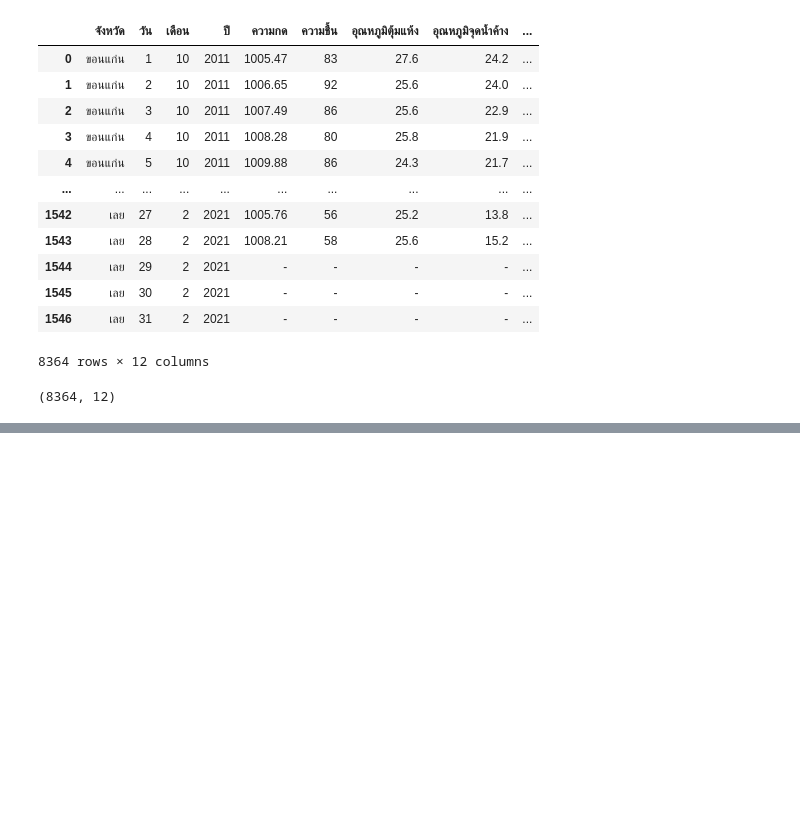
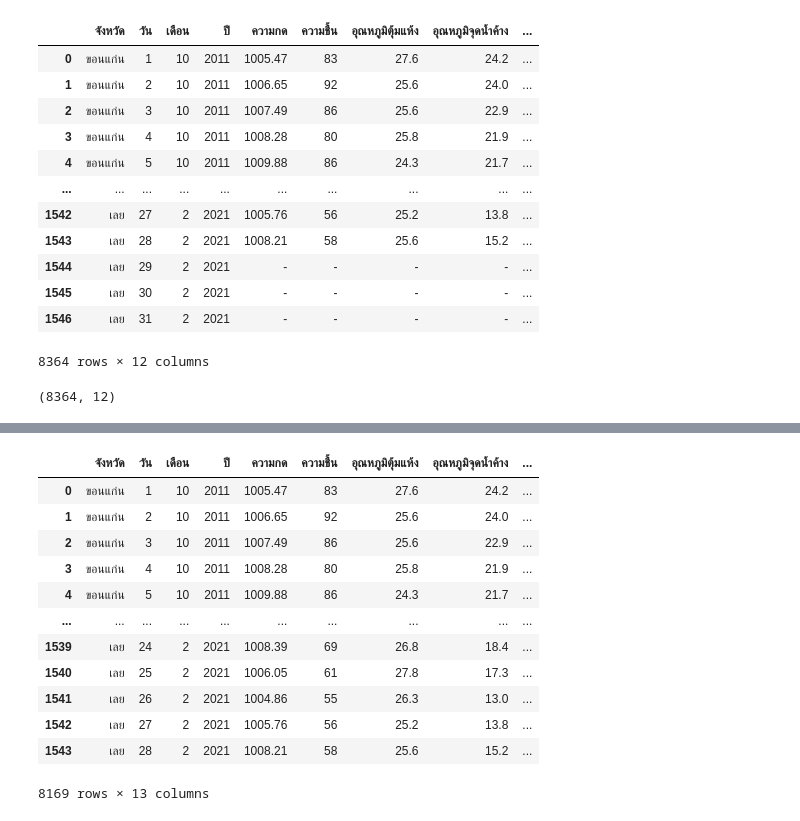
Before and after one commit to supatsara2002/bsc_dpdm22, a Jupyter notebook: Quiz_Group_5_20_of_Midterm.ipynb, the cells around one changed output, grey strips where cells are left out. Saved outputs shown, nothing was run; the diff lists cells and outputs as text; code cells hidden in the pictures; blank space fills up the shorter version.

```diff
--- a/Quiz_Group_5_20_of_Midterm.ipynb
+++ b/Quiz_Group_5_20_of_Midterm.ipynb
@@ -80,9 +72,0 @@ kk_pres.head(2)
-# %%
-kk_pres.rename(columns = {'Unnamed: 0':'ที่','Unnamed: 1':'สถานี', 'Unnamed: 2':'เดือน/ปี','Unnamed: 34':'เฉลี่ย'}, inplace = True)
-np_pres.rename(columns = {'Unnamed: 0':'ที่','Unnamed: 1':'สถานี', 'Unnamed: 2':'เดือน/ปี','Unnamed: 34':'เฉลี่ย'}, inplace = True)
-sk_pres.rename(columns = {'Unnamed: 0':'ที่','Unnamed: 1':'สถานี', 'Unnamed: 2':'เดือน/ปี','Unnamed: 34':'เฉลี่ย'}, inplace = True)
-nk_pres.rename(columns = {'Unnamed: 0':'ที่','Unnamed: 1':'สถานี', 'Unnamed: 2':'เดือน/ปี','Unnamed: 34':'เฉลี่ย'}, inplace = True)
-l_pres.rename(columns = {'Unnamed: 0':'ที่','Unnamed: 1':'สถานี', 'Unnamed: 2':'เดือน/ปี','Unnamed: 34':'เฉลี่ย'}, inplace = True)
-# %%
-kk_pres['เดือน'] = kk_pres['เดือน/ปี'].dt.month
-kk_pres['ปี'] = kk_pres['เดือน/ปี'].dt.year
@@ -236,9 +219,3 @@ l_pres3
 1705 rows × 6 columns
 # %% [markdown]
 ## ความชื้น(_hu)
-# %%
-kk_hu.rename(columns = {'Unnamed: 0':'ที่','Unnamed: 1':'สถานี', 'Unnamed: 2':'เดือน/ปี','Unnamed: 34':'เฉลี่ย'}, inplace = True)
-np_hu.rename(columns = {'Unnamed: 0':'ที่','Unnamed: 1':'สถานี', 'Unnamed: 2':'เดือน/ปี','Unnamed: 34':'เฉลี่ย'}, inplace = True)
-sk_hu.rename(columns = {'Unnamed: 0':'ที่','Unnamed: 1':'สถานี', 'Unnamed: 2':'เดือน/ปี','Unnamed: 34':'เฉลี่ย'}, inplace = True)
-nk_hu.rename(columns = {'Unnamed: 0':'ที่','Unnamed: 1':'สถานี', 'Unnamed: 2':'เดือน/ปี','Unnamed: 34':'เฉลี่ย'}, inplace = True)
-l_hu.rename(columns = {'Unnamed: 0':'ที่','Unnamed: 1':'สถานี', 'Unnamed: 2':'เดือน/ปี','Unnamed: 34':'เฉลี่ย'}, inplace = True)
@@ -1358,0 +1348,20 @@ table_all.shape
+# %%
+cols=["ปี","เดือน","วัน"]
+table_all['date'] = table_all[cols].apply(lambda x: '-'.join(x.values.astype(str)), axis="columns")
+table_all['date'] = pd.to_datetime(table_all['date'], errors='coerce')
+table_all = table_all.dropna(subset=['date'])
+table_all
+# %% [output]
+|  | จังหวัด | วัน | เดือน | ปี | ความกด | ความชื้น | อุณหภูมิตุ้มแห้ง | อุณหภูมิจุดน้ำค้าง | ... |
+| 0 | ขอนแก่น | 1 | 10 | 2011 | 1005.47 | 83 | 27.6 | 24.2 | ... |
+| 1 | ขอนแก่น | 2 | 10 | 2011 | 1006.65 | 92 | 25.6 | 24.0 | ... |
+| 2 | ขอนแก่น | 3 | 10 | 2011 | 1007.49 | 86 | 25.6 | 22.9 | ... |
+| 3 | ขอนแก่น | 4 | 10 | 2011 | 1008.28 | 80 | 25.8 | 21.9 | ... |
+| 4 | ขอนแก่น | 5 | 10 | 2011 | 1009.88 | 86 | 24.3 | 21.7 | ... |
+| ... | ... | ... | ... | ... | ... | ... | ... | ... | ... |
+| 1539 | เลย | 24 | 2 | 2021 | 1008.39 | 69 | 26.8 | 18.4 | ... |
+| 1540 | เลย | 25 | 2 | 2021 | 1006.05 | 61 | 27.8 | 17.3 | ... |
+| 1541 | เลย | 26 | 2 | 2021 | 1004.86 | 55 | 26.3 | 13.0 | ... |
+| 1542 | เลย | 27 | 2 | 2021 | 1005.76 | 56 | 25.2 | 13.8 | ... |
+| 1543 | เลย | 28 | 2 | 2021 | 1008.21 | 58 | 25.6 | 15.2 | ... |
+8169 rows × 13 columns
```
Also changed, not shown: parts of 17 cells of this notebook.
